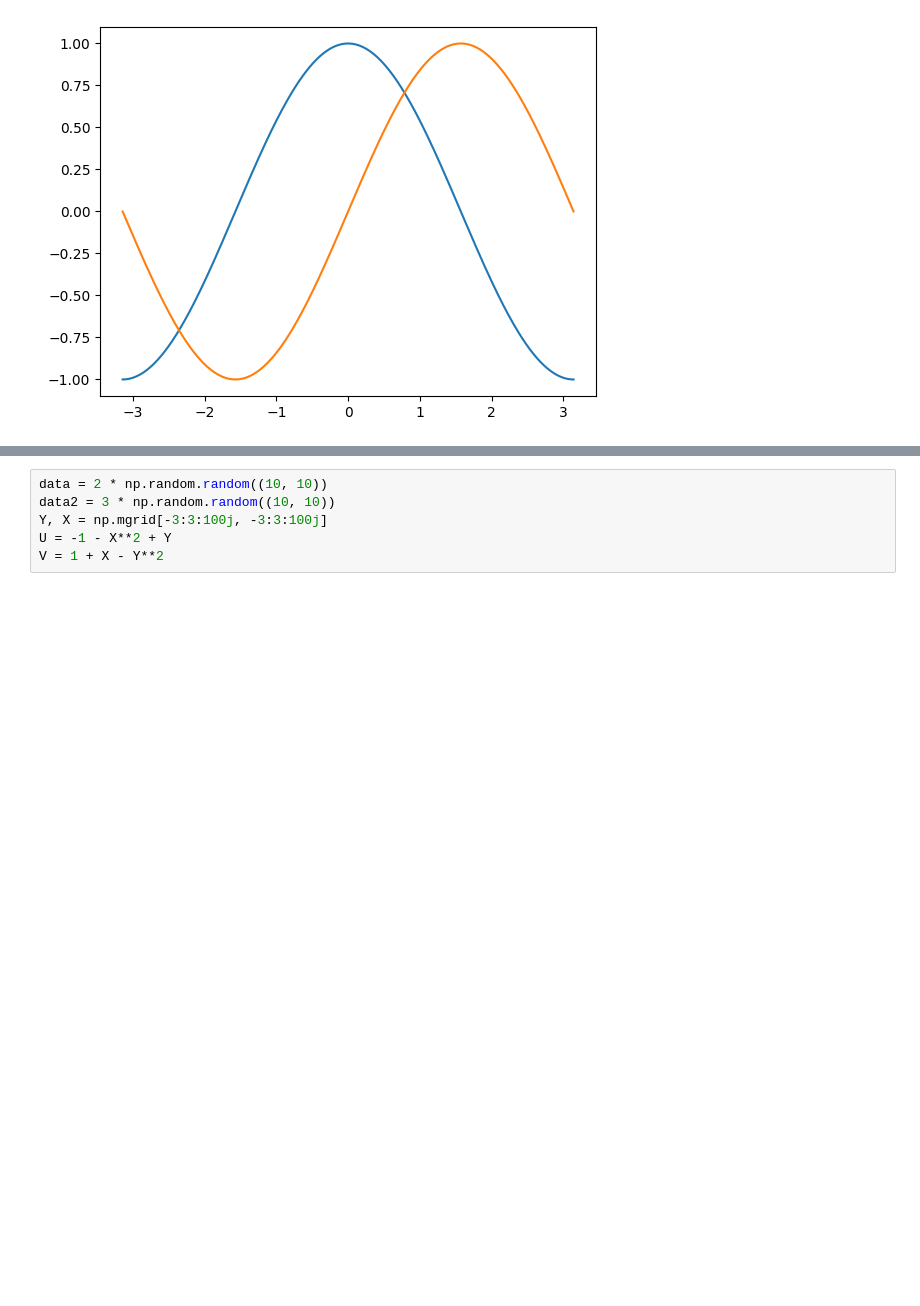
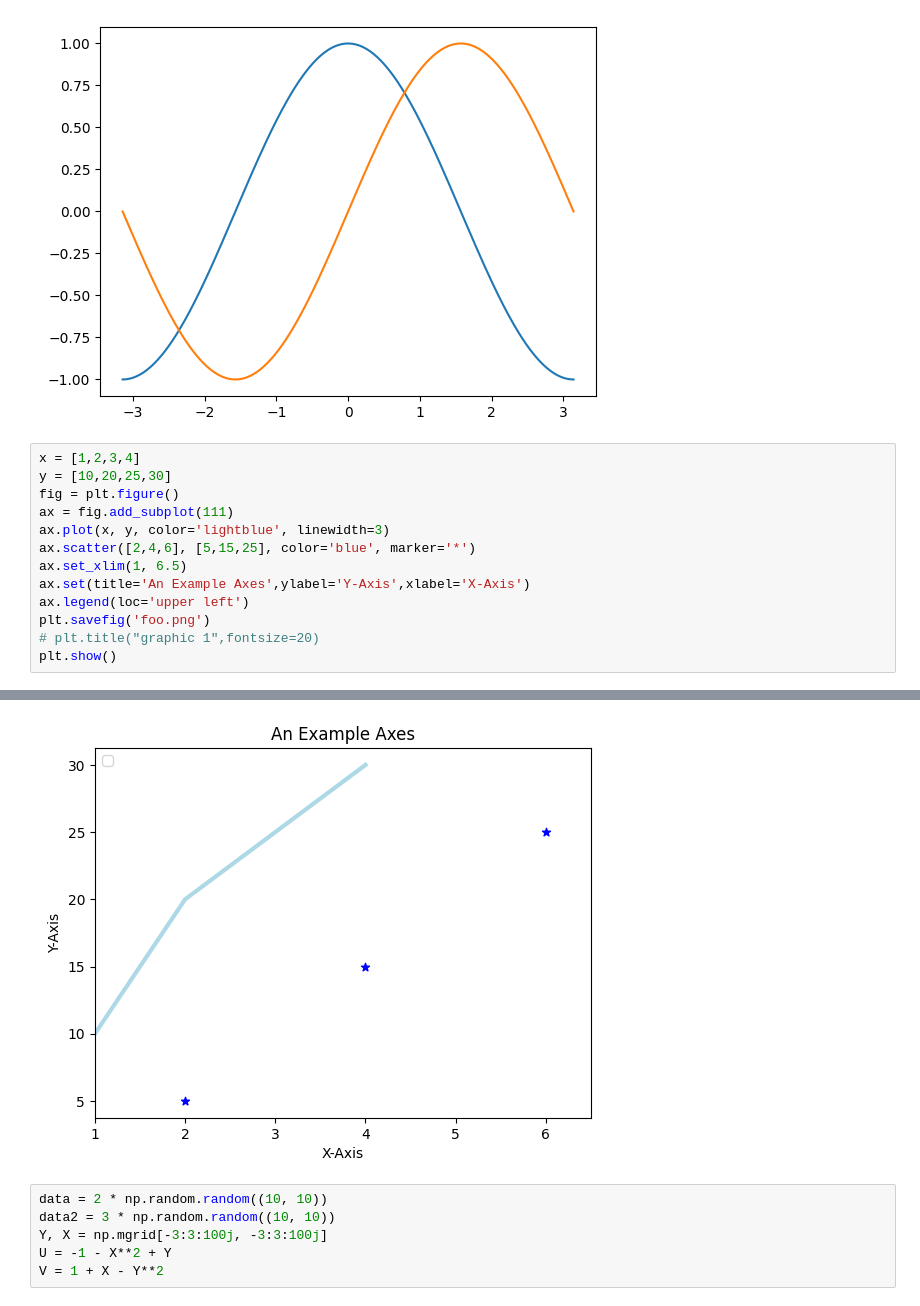
Before and after one commit to msy-bilecik/ist204, a Jupyter notebook: ist204_2024_12h_matplotlib.ipynb, the cells around one changed output, grey strips where cells are left out. Cells and saved outputs as stored; diff of their text form; blank space fills up the shorter version.

```diff
--- a/ist204_2024_12h_matplotlib.ipynb
+++ b/ist204_2024_12h_matplotlib.ipynb
@@ -17,3 +17,17 @@ plt.plot(X,S)
 plt.show()
 # %% [output]
 [figure]
+# %%
+x = [1,2,3,4]
+y = [10,20,25,30]
+fig = plt.figure()
+ax = fig.add_subplot(111)
+ax.plot(x, y, color='lightblue', linewidth=3)
+ax.scatter([2,4,6], [5,15,25], color='blue', marker='*')
+ax.set_xlim(1, 6.5)
+ax.set(title='An Example Axes',ylabel='Y-Axis',xlabel='X-Axis')
+ax.legend(loc='upper left')
+plt.savefig('foo.png')
+# plt.title("graphic 1",fontsize=20)
+plt.show()
+# %% [output]
@@ -20,3 +35,4 @@ plt.show()
+[figure, added]
 # %%
 data = 2 * np.random.random((10, 10))
 data2 = 3 * np.random.random((10, 10))
```
Also changed, not shown: parts of 5 cells of this notebook.
